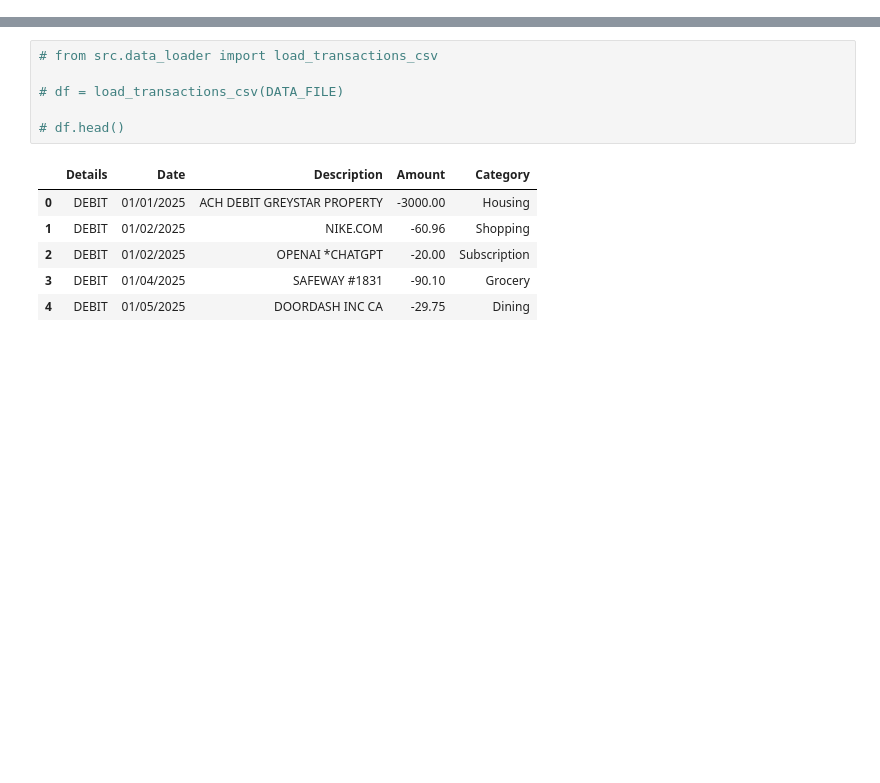
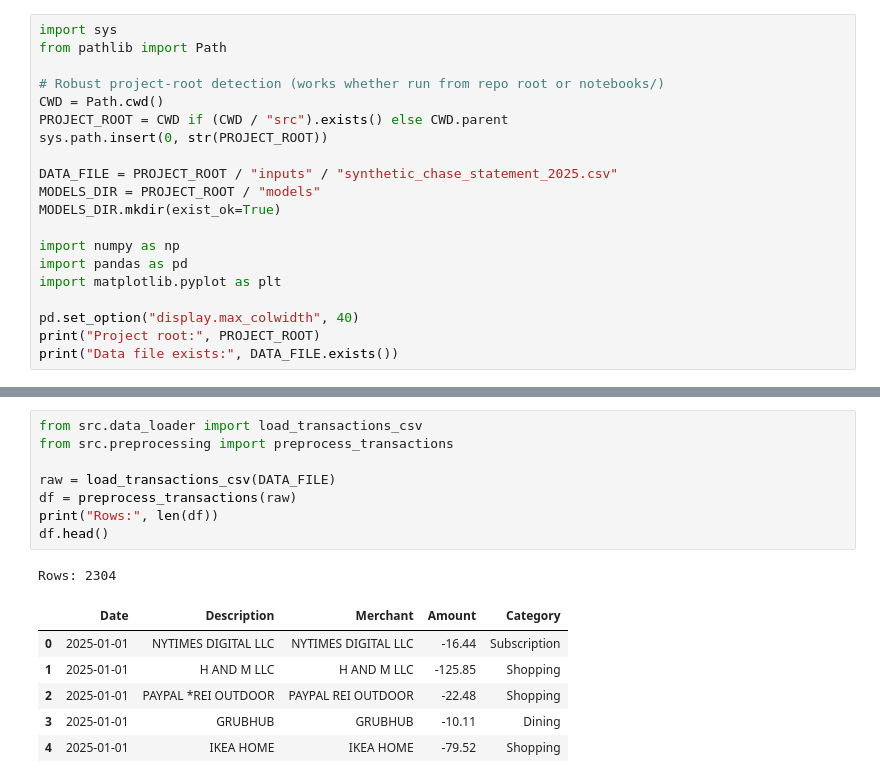
Before and after one commit to itZfelixlu/personal-finance-insight, a Jupyter notebook: notebooks/experiments.ipynb, the cells around one changed output, grey strips where cells are left out. Cells and saved outputs as stored; diff of their text form; blank space fills up the shorter version.

```diff
--- a/notebooks/experiments.ipynb
+++ b/notebooks/experiments.ipynb
@@ -7,0 +14,20 @@
+# %%
+import sys
+from pathlib import Path
+
+# Robust project-root detection (works whether run from repo root or notebooks/)
+CWD = Path.cwd()
+PROJECT_ROOT = CWD if (CWD / "src").exists() else CWD.parent
+sys.path.insert(0, str(PROJECT_ROOT))
+
+DATA_FILE = PROJECT_ROOT / "inputs" / "synthetic_chase_statement_2025.csv"
+MODELS_DIR = PROJECT_ROOT / "models"
+MODELS_DIR.mkdir(exist_ok=True)
+
+import numpy as np
+import pandas as pd
+import matplotlib.pyplot as plt
+
+pd.set_option("display.max_colwidth", 40)
+print("Project root:", PROJECT_ROOT)
+print("Data file exists:", DATA_FILE.exists())
@@ -8,13 +43,16 @@
 # %%
-# from src.data_loader import load_transactions_csv
+from src.data_loader import load_transactions_csv
+from src.preprocessing import preprocess_transactions
 
-# df = load_transactions_csv(DATA_FILE)
-
-# df.head()
+raw = load_transactions_csv(DATA_FILE)
+df = preprocess_transactions(raw)
+print("Rows:", len(df))
+df.head()
 # %% [output]
+Rows: 2304
-|  | Details | Date | Description | Amount | Category |
-| 0 | DEBIT | 01/01/2025 | ACH DEBIT GREYSTAR PROPERTY | -3000.00 | Housing |
-| 1 | DEBIT | 01/02/2025 | NIKE.COM | -60.96 | Shopping |
-| 2 | DEBIT | 01/02/2025 | OPENAI *CHATGPT | -20.00 | Subscription |
-| 3 | DEBIT | 01/04/2025 | SAFEWAY #1831 | -90.10 | Grocery |
-| 4 | DEBIT | 01/05/2025 | DOORDASH INC CA | -29.75 | Dining |
+|  | Date | Description | Merchant | Amount | Category |
+| 0 | 2025-01-01 | NYTIMES DIGITAL LLC | NYTIMES DIGITAL LLC | -16.44 | Subscription |
+| 1 | 2025-01-01 | H AND M LLC | H AND M LLC | -125.85 | Shopping |
+| 2 | 2025-01-01 | PAYPAL *REI OUTDOOR | PAYPAL REI OUTDOOR | -22.48 | Shopping |
+| 3 | 2025-01-01 | GRUBHUB | GRUBHUB | -10.11 | Dining |
+| 4 | 2025-01-01 | IKEA HOME | IKEA HOME | -79.52 | Shopping |
```
Also changed, not shown: parts of 19 cells of this notebook, 2 other files.
